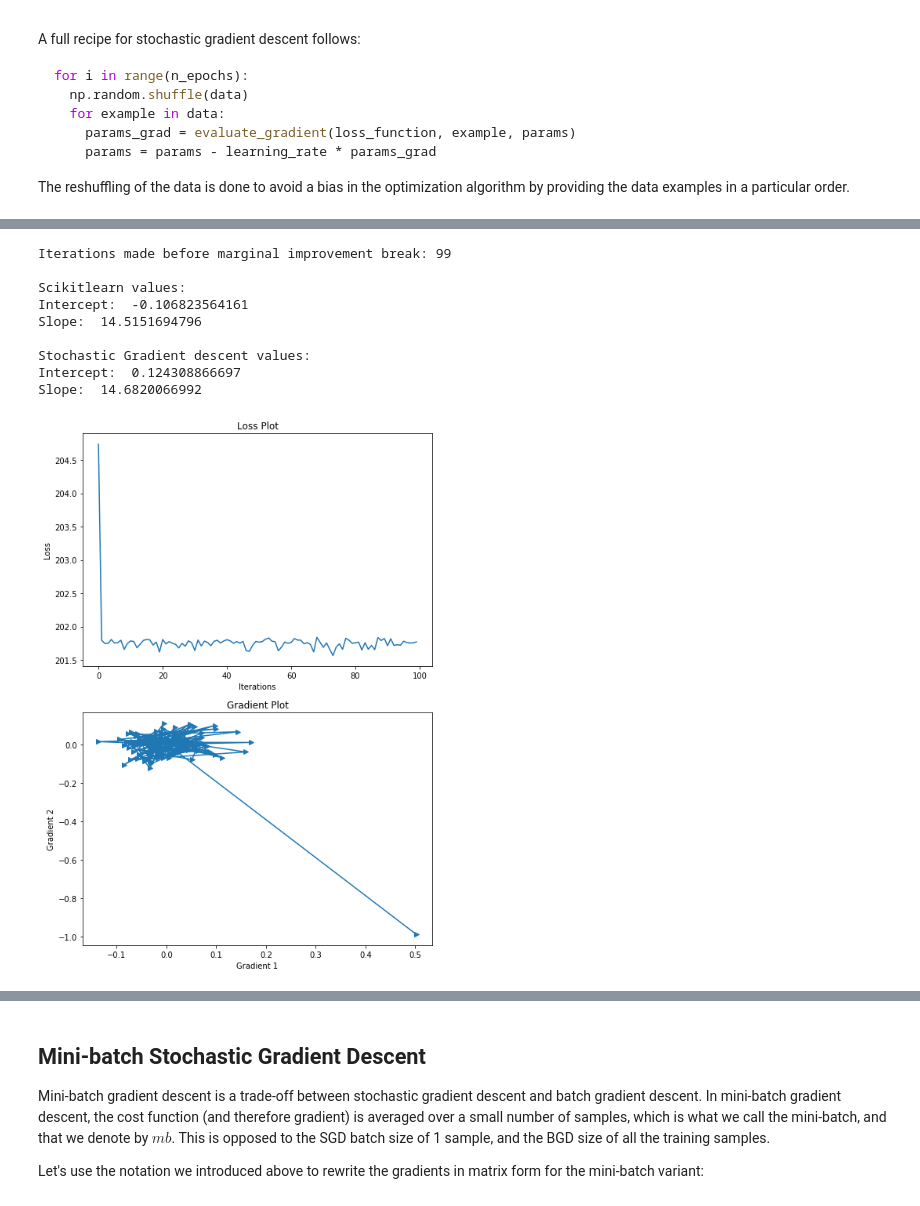
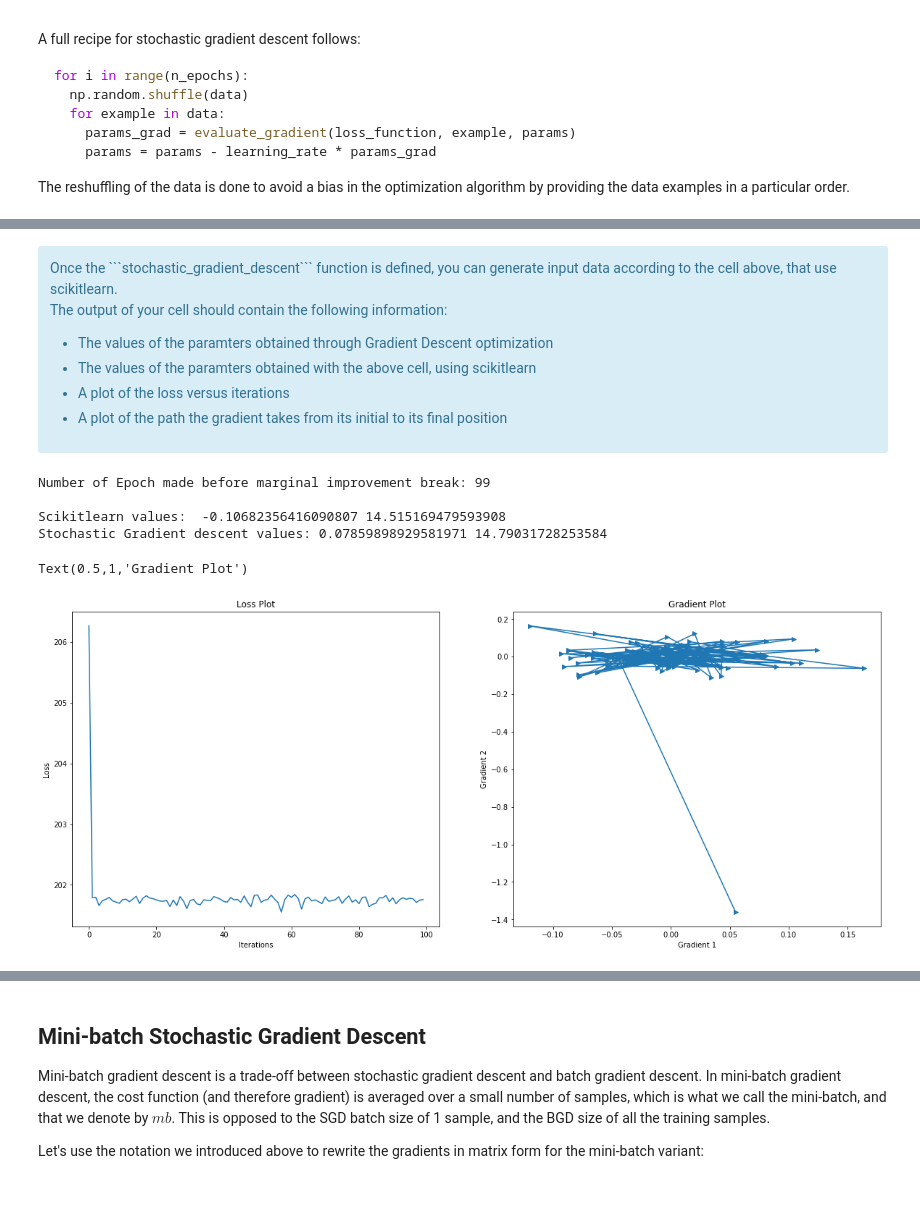
Before and after one commit to koksalb/EURECOM-Clouds, a Jupyter notebook: StochasticGradientDescent/SGD-public.ipynb, the cells around one changed output, grey strips where cells are left out. Cells and saved outputs as stored; diff of their text form; code cells hidden in the pictures.

````diff
--- a/StochasticGradientDescent/SGD-public.ipynb
+++ b/StochasticGradientDescent/SGD-public.ipynb
@@ -213,19 +213,12 @@ def gradient_descent(x,y, q1,q2, learning_rate, max_iters,marg_improv):
 # %%
-itr, final_theta, returned_thetas, returned_loss_values, returned_gradients = gradient_descent(x,y,5,5,0.1,100,0.0001)
+itr, final_theta, returned_thetas, returned_loss_values, returned_gradients = gradient_descent(x,y,0,1,0.1,100,0.0001)
 
 print ("Iterations made before marginal improvement break:", itr ,"\n")
 
-print("Scikitlearn values:")
-print("Intercept: ", intercept)
-print("Slope: ", slope)
-print("\nGradient descent values:")
-print("Intercept: ", final_theta[0])
-print("Slope: ", final_theta[1])
+print("Scikitlearn values: ", intercept , slope)
+print("Gradient descent values:", final_theta[0] , final_theta[1] )
 
-
-fig, arr = plt.subplots(2)
-fig.subplots_adjust(hspace=0.2)
-fig.set_size_inches(8, 12)
+fig, arr = plt.subplots(1,2,figsize=(20,8))
 
 arr[0].plot(np.arange(len(returned_loss_values)), returned_loss_values)
 arr[0].set_xlabel("Iterations")
@@ -432,45 +408,44 @@ def stochastic_gradient_descent(x,y, q1,q2, learning_rate, max_iters,marg_improv
 
     #return the iteration count, final theta and the history of other 3
     return i, theta_array, np.array(history_thetas), np.array(history_loss), np.array(history_gradients)
+# %% [markdown]
+<div class="alert alert-block alert-info">
+Once the ```stochastic_gradient_descent``` function is defined, you can generate input data according to the cell above, that use scikitlearn.
+
+The output of your cell should contain the following information:
+<ul>
+    <li> The values of the paramters obtained through Gradient Descent optimization </li>
+    <li> The values of the paramters obtained with the above cell, using scikitlearn </li>
+    <li> A plot of the loss versus iterations </li>
+    <li> A plot of the path the gradient takes from its initial to its final position </li>
+</ul>
+</div>
 # %%
-itr, final_theta, returned_thetas, returned_loss_values, returned_gradients = stochastic_gradient_descent(x,y,5,5,0.001,100,0.0001)
+itr, final_theta, returned_thetas, returned_loss_values, returned_gradients = stochastic_gradient_descent(x,y,0,1,0.001,100,0.0001)
 
-print ("Iterations made before marginal improvement break:", itr ,"\n")
+print ("Number of Epoch made before marginal improvement break:", itr ,"\n")
 
-print("Scikitlearn values:")
-print("Intercept: ", intercept)
-print("Slope: ", slope)
-print("\nStochastic Gradient descent values:")
-print("Intercept: ", final_theta[0])
-print("Slope: ", final_theta[1])
+print("Scikitlearn values: ", intercept , slope)
+print("Stochastic Gradient descent values:", final_theta[0] , final_theta[1] )
 
-
-fig, arr = plt.subplots(2)
-fig.subplots_adjust(hspace=0.2)
-fig.set_size_inches(8, 12)
+fig, arr = plt.subplots(1,2,figsize=(20,8))
 
 arr[0].plot(np.arange(len(returned_loss_values)), returned_loss_values)
 arr[0].set_xlabel("Iterations")
 arr[0].set_ylabel("Loss")
 arr[0].set_title("Loss Plot")
 
-
 arr[1].plot(returned_gradients[:,0], returned_gradients[:,1], '->')
 arr[1].set_xlabel("Gradient 1")
 arr[1].set_ylabel("Gradient 2")
 arr[1].set_title("Gradient Plot")
-plt.show()
 # %% [output]
-Iterations made before marginal improvement break: 99
+Number of Epoch made before marginal improvement break: 99
 
-Scikitlearn values:
-Intercept:  -0.106823564161
-Slope:  14.5151694796
-
-Stochastic Gradient descent values:
-Intercept:  0.124308866697
-Slope:  14.6820066992
+Scikitlearn values:  -0.10682356416090807 14.515169479593908
+Stochastic Gradient descent values: 0.07859898929581971 14.79031728253584
+Text(0.5,1,'Gradient Plot')
-[figure, old version]
+[figure, new version]
 # %%
 fig = plt.figure()
 fig.set_size_inches(10, 10)
````
Also changed, not shown: parts of 21 cells of this notebook.
